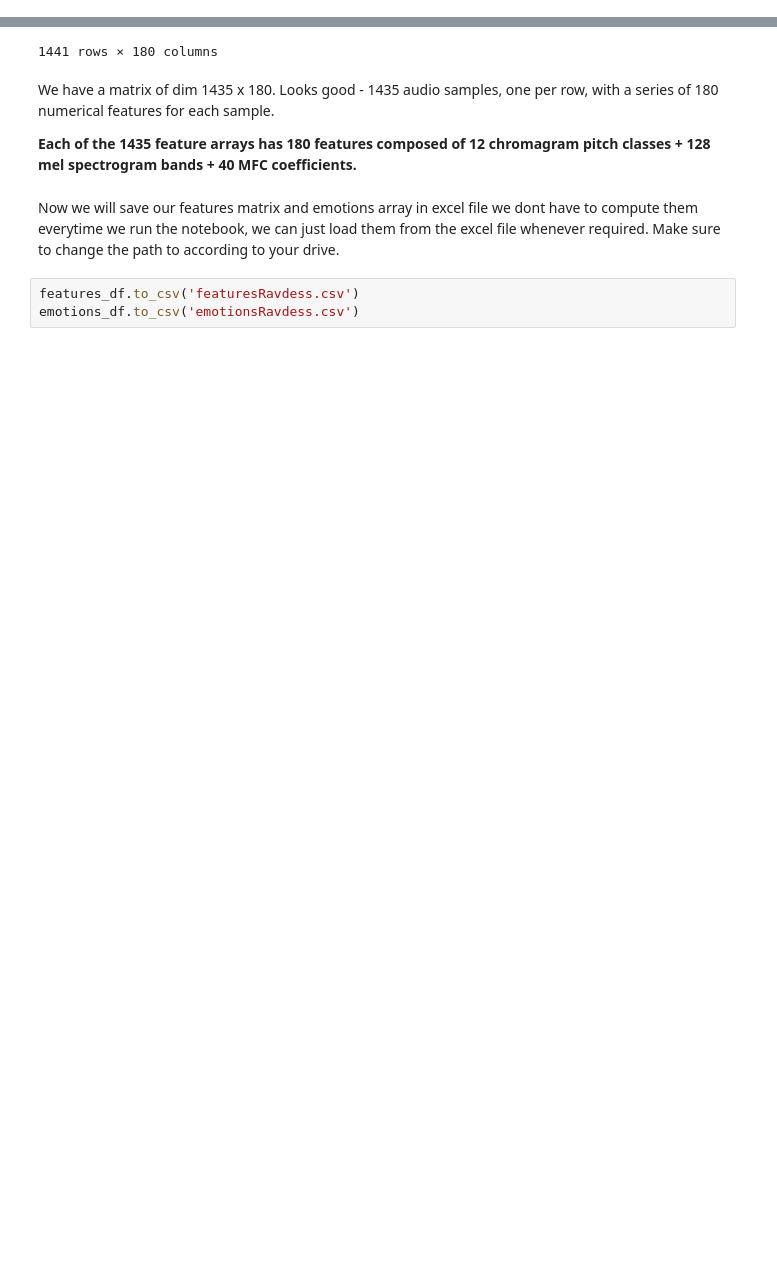
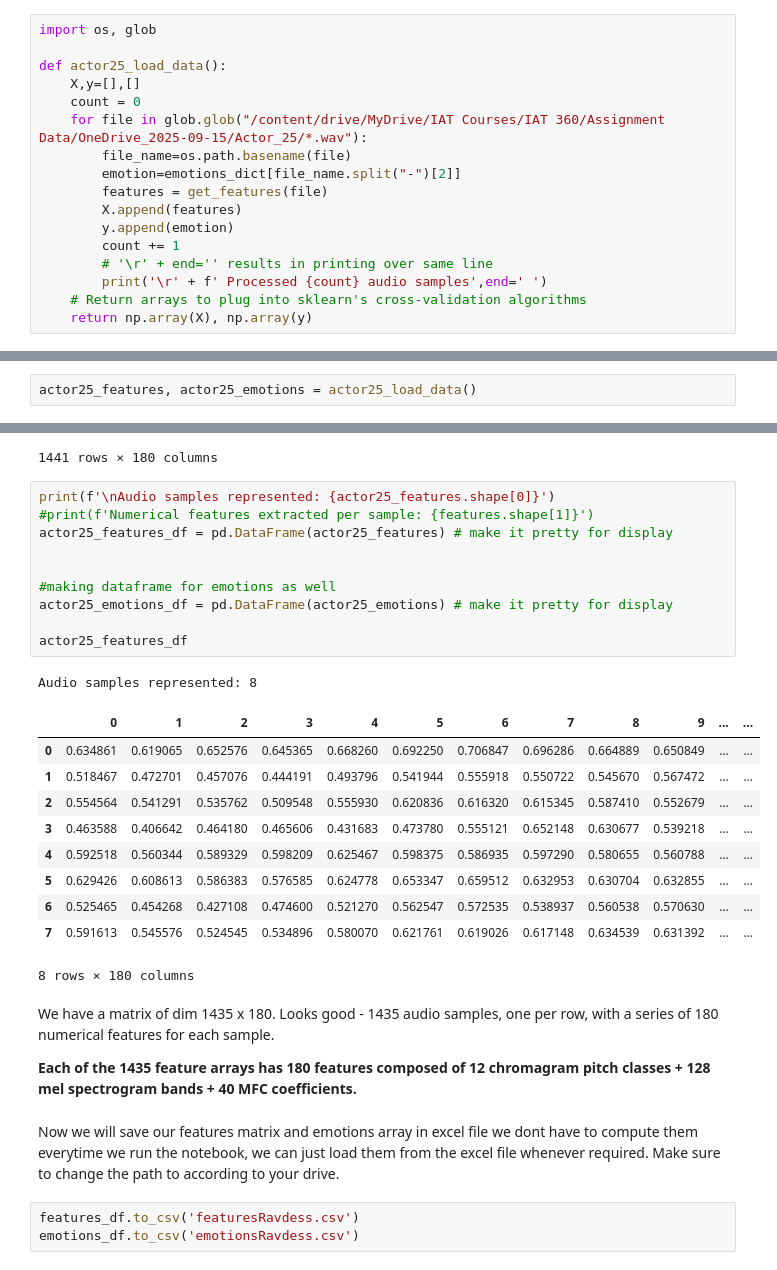
Before and after one commit to rouyu0405/Week3-ClassicML, a Jupyter notebook: week_3_machinelearning.ipynb, the cells around one changed output, grey strips where cells are left out. Cells and saved outputs as stored; diff of their text form; blank space fills up the shorter version.

Commit message:
Added actor 25

```diff
--- a/week_3_machinelearning.ipynb
+++ b/week_3_machinelearning.ipynb
@@ -186,6 +186,23 @@ def load_data():
         print('\r' + f' Processed {count}/{1440} audio samples',end=' ')
     # Return arrays to plug into sklearn's cross-validation algorithms
     return np.array(X), np.array(y)
+# %%
+import os, glob
+
+def actor25_load_data():
+    X,y=[],[]
+    count = 0
+    for file in glob.glob("/content/drive/MyDrive/IAT Courses/IAT 360/Assignment Data/OneDrive_2025-09-15/Actor_25/*.wav"):
+        file_name=os.path.basename(file)
+        emotion=emotions_dict[file_name.split("-")[2]]
+        features = get_features(file)
+        X.append(features)
+        y.append(emotion)
+        count += 1
+        # '\r' + end='' results in printing over same line
+        print('\r' + f' Processed {count} audio samples',end=' ')
+    # Return arrays to plug into sklearn's cross-validation algorithms
+    return np.array(X), np.array(y)
 # %% [markdown]
 Compute the feature matrix and read the emotion labels for the entire dataset.
 Note that our regressor (independent/explanatory variable), usually denoted X, is named 'features', and our regressand (dependent variable), usually denoted y, is named 'emotions'.
@@ -193,3 +210,5 @@ Note that our regressor (independent/explanatory variable), usually denoted X, i
 features, emotions = load_data()
 # %% [output]
  Processed 1441/1440 audio samples
+# %%
+actor25_features, actor25_emotions = actor25_load_data()
@@ -221,6 +242,28 @@ Numerical features extracted per sample: 180
 | 1439 | 0.569650 | 0.511629 | 0.486809 | 0.499304 | 0.554209 | 0.610285 | 0.588292 | 0.531206 | 0.522197 | 0.537568 | ... | ... |
 | 1440 | 0.507951 | 0.478047 | 0.485806 | 0.511597 | 0.471414 | 0.465646 | 0.499922 | 0.541264 | 0.560097 | 0.531170 | ... | ... |
 1441 rows × 180 columns
+# %%
+print(f'\nAudio samples represented: {actor25_features.shape[0]}')
+#print(f'Numerical features extracted per sample: {features.shape[1]}')
+actor25_features_df = pd.DataFrame(actor25_features) # make it pretty for display
+
+
+#making dataframe for emotions as well
+actor25_emotions_df = pd.DataFrame(actor25_emotions) # make it pretty for display
+
+actor25_features_df
+# %% [output]
+Audio samples represented: 8
+|  | 0 | 1 | 2 | 3 | 4 | 5 | 6 | 7 | 8 | 9 | ... | ... |
+| 0 | 0.634861 | 0.619065 | 0.652576 | 0.645365 | 0.668260 | 0.692250 | 0.706847 | 0.696286 | 0.664889 | 0.650849 | ... | ... |
+| 1 | 0.518467 | 0.472701 | 0.457076 | 0.444191 | 0.493796 | 0.541944 | 0.555918 | 0.550722 | 0.545670 | 0.567472 | ... | ... |
+| 2 | 0.554564 | 0.541291 | 0.535762 | 0.509548 | 0.555930 | 0.620836 | 0.616320 | 0.615345 | 0.587410 | 0.552679 | ... | ... |
+| 3 | 0.463588 | 0.406642 | 0.464180 | 0.465606 | 0.431683 | 0.473780 | 0.555121 | 0.652148 | 0.630677 | 0.539218 | ... | ... |
+| 4 | 0.592518 | 0.560344 | 0.589329 | 0.598209 | 0.625467 | 0.598375 | 0.586935 | 0.597290 | 0.580655 | 0.560788 | ... | ... |
+| 5 | 0.629426 | 0.608613 | 0.586383 | 0.576585 | 0.624778 | 0.653347 | 0.659512 | 0.632953 | 0.630704 | 0.632855 | ... | ... |
+| 6 | 0.525465 | 0.454268 | 0.427108 | 0.474600 | 0.521270 | 0.562547 | 0.572535 | 0.538937 | 0.560538 | 0.570630 | ... | ... |
+| 7 | 0.591613 | 0.545576 | 0.524545 | 0.534896 | 0.580070 | 0.621761 | 0.619026 | 0.617148 | 0.634539 | 0.631392 | ... | ... |
+8 rows × 180 columns
 # %% [markdown]
 We have a matrix of dim 1435 x 180. Looks good - 1435 audio samples, one per row, with a series of
 180 numerical features for each sample.
```
Also changed, not shown: parts of 17 cells of this notebook.
